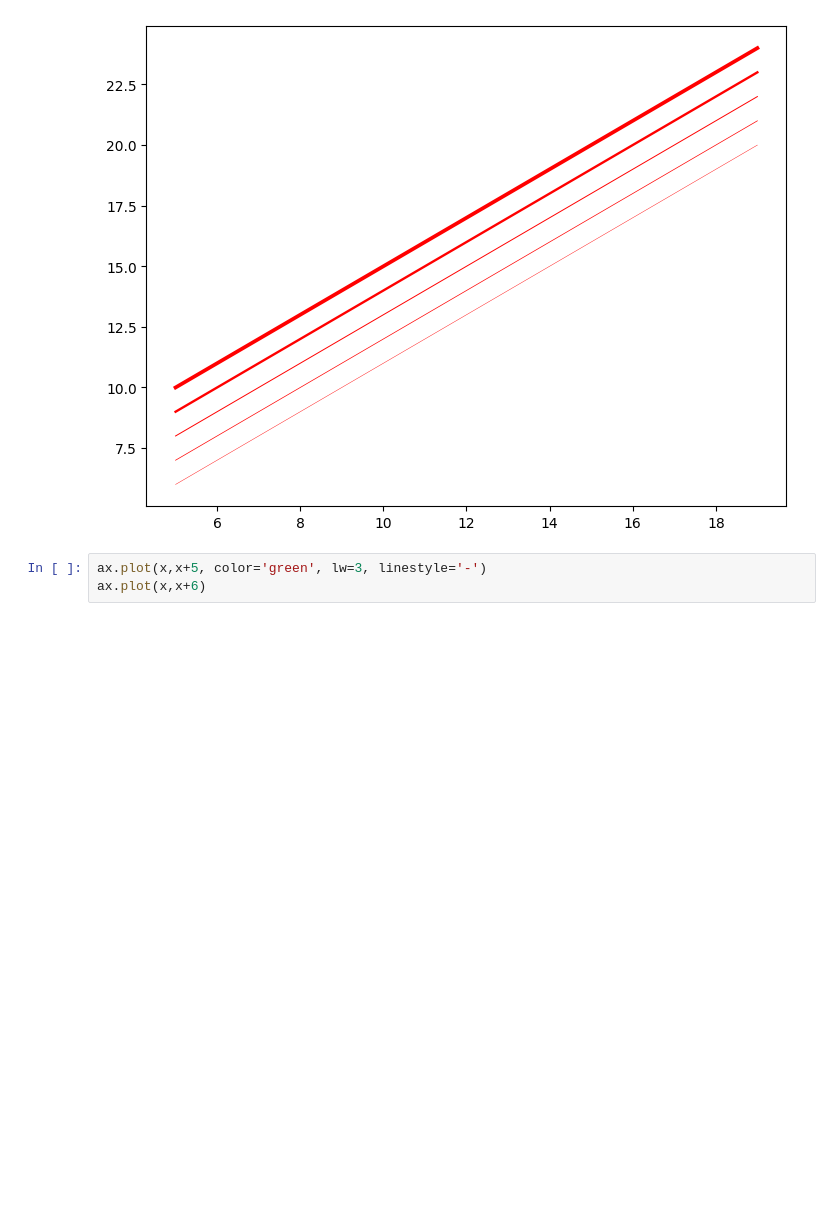
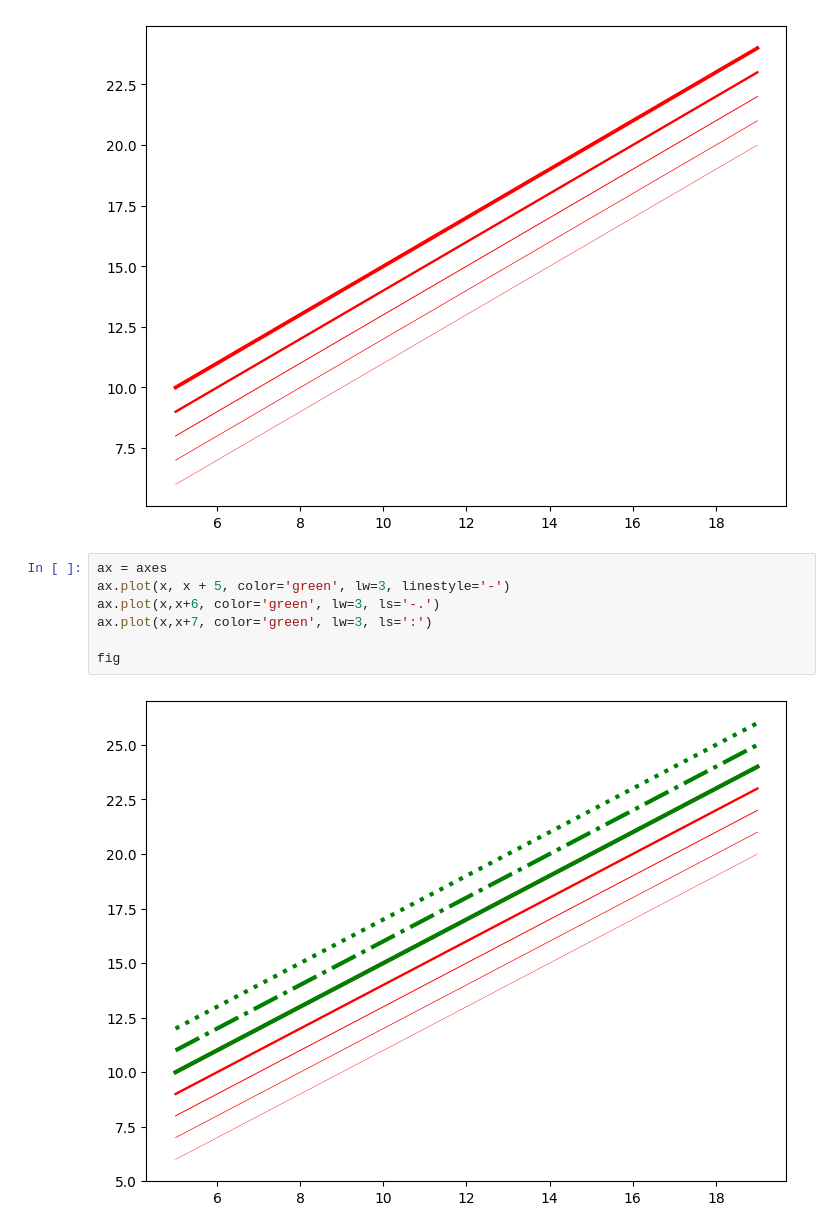
Before and after one commit to mdnaim2004/NOTE_ARCHIVE, a Jupyter notebook: matplotlib/intrio_to_matplotlib2.ipynb, the cells around one changed output. Drawn from its saved outputs; the diff is of its cells as text; blank space fills up the shorter version.

```diff
--- a/matplotlib/intrio_to_matplotlib2.ipynb
+++ b/matplotlib/intrio_to_matplotlib2.ipynb
@@ -194,5 +194,11 @@ axes.plot(x,x+5, color = "red", linewidth=2.7)
 [<matplotlib.lines.Line2D at 0x...>]
 [figure]
 # %%
-ax.plot(x,x+5, color='green', lw=3, linestyle='-')
-ax.plot(x,x+6)
+ax = axes
+ax.plot(x, x + 5, color='green', lw=3, linestyle='-')
+ax.plot(x,x+6, color='green', lw=3, ls='-.')
+ax.plot(x,x+7, color='green', lw=3, ls=':')
+
+fig
+# %% [output]
+[figure, added]
```
Also changed, not shown: parts of 2 cells of this notebook.
